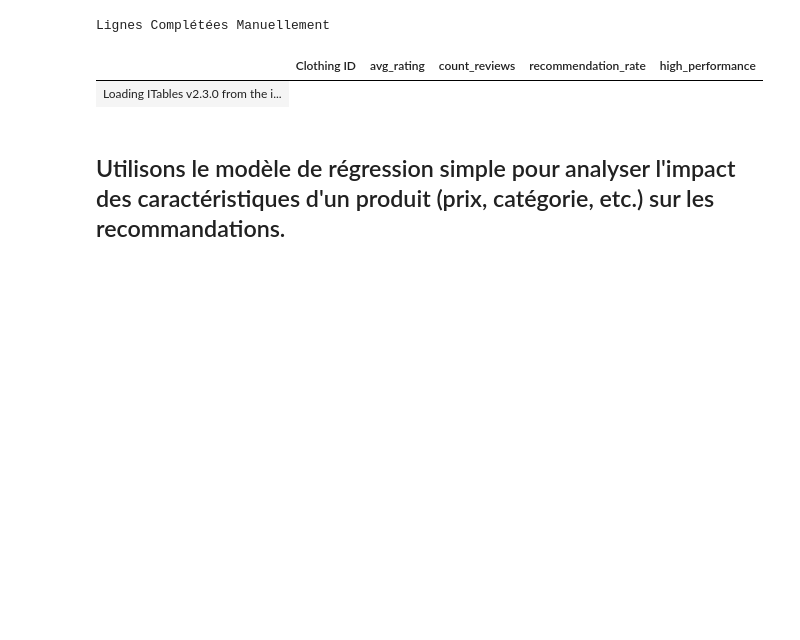
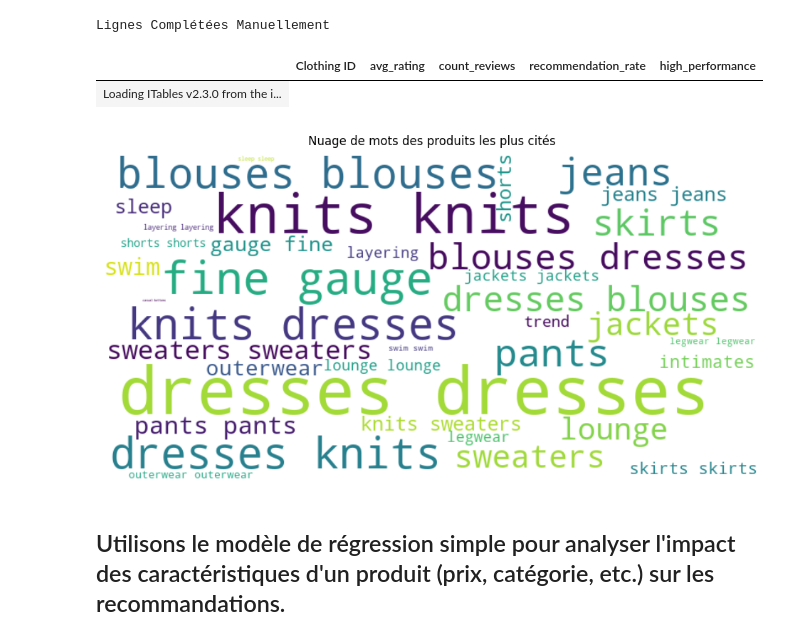
Before and after one commit to stephene369/MentorBiProject-2, a Jupyter notebook: main.ipynb, the cells around one changed output. Cells and saved outputs as stored; diff of their text form; code cells hidden in the pictures; blank space fills up the shorter version.

```diff
--- a/main.ipynb
+++ b/main.ipynb
@@ -357,6 +359,16 @@ tools.display_dataframe_to_user(name="Lignes Complétées Manuellement", datafra
 Lignes Complétées Manuellement
 |  | Clothing ID | avg_rating | count_reviews | recommendation_rate | high_performance |
 | Loading ITables v2.3.0 from the i... |
+# %%
+text_products = ' '.join(df['Class Name'].dropna().astype(str).str.lower())
+wordcloud_products = WordCloud(stopwords=STOPWORDS, background_color='white', width=800, height=400).generate(text_products)
+plt.figure(figsize=(12, 6))
+plt.imshow(wordcloud_products, interpolation='bilinear')
+plt.axis('off')
+plt.title("Nuage de mots des produits les plus cités")
+plt.show()
+# %% [output]
+[figure, added]
 # %% [markdown]
 ## Utilisons le modèle de régression simple pour analyser l'impact des caractéristiques d'un produit (prix, catégorie, etc.) sur les recommandations.
 # %%
```
Also changed, not shown: parts of 27 cells of this notebook, 5 other files.
